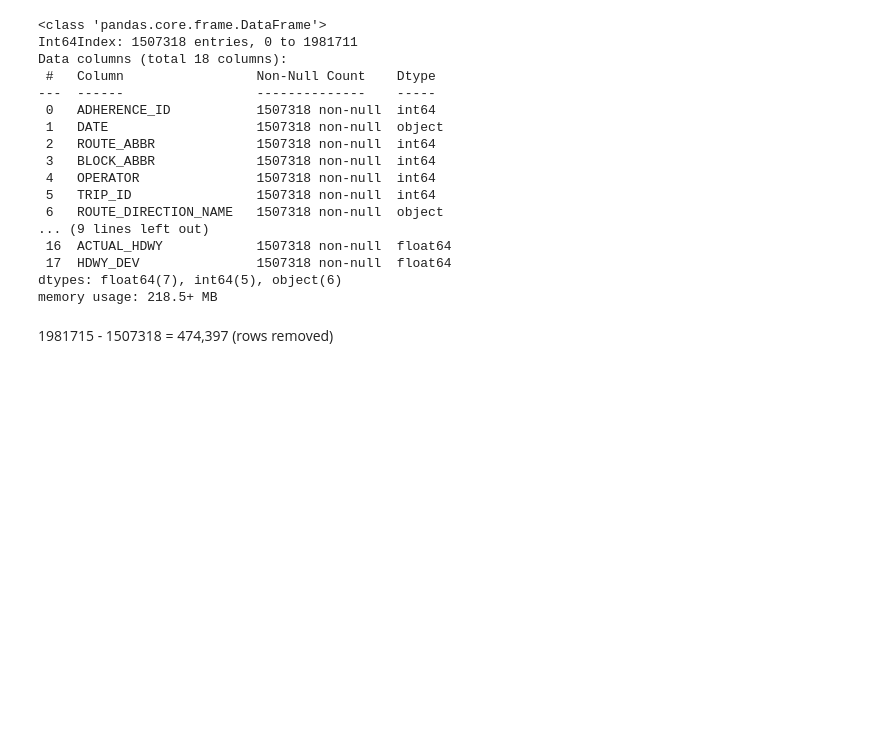
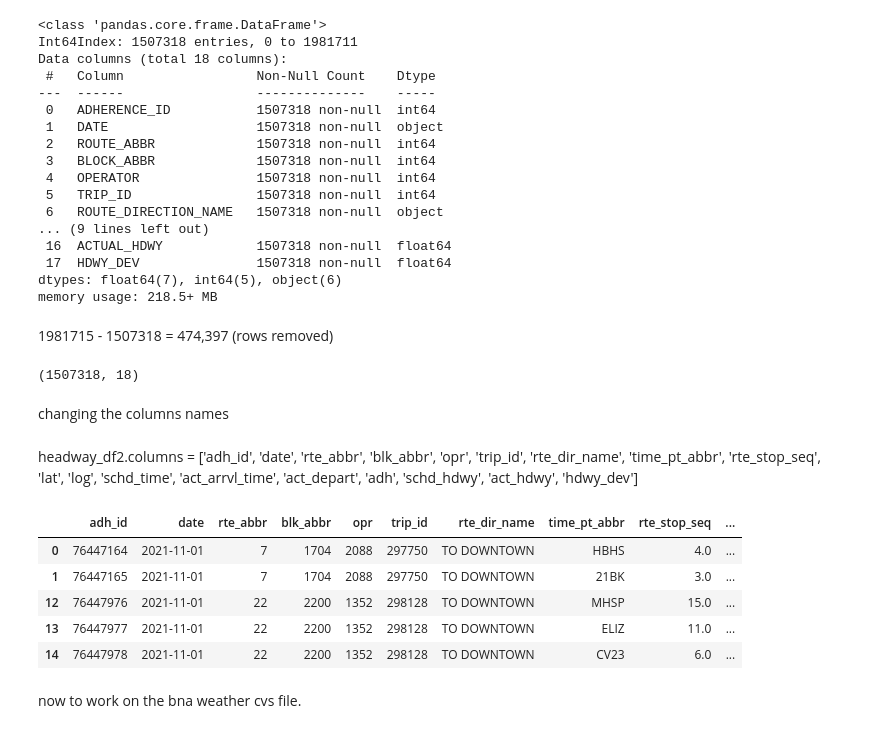
Before and after one commit to NSS-Data-Analytics-Cohort-7/wego-data-world-problems, a Jupyter notebook: notebook/wego_python.ipynb, the cells around one changed output. Drawn from its saved outputs; the diff is of its cells as text; code cells hidden in the pictures; blank space fills up the shorter version.

```diff
--- a/notebook/wego_python.ipynb
+++ b/notebook/wego_python.ipynb
@@ -149,3 +149,24 @@ dtypes: float64(7), int64(5), object(6)
 memory usage: 218.5+ MB
 # %% [markdown]
 1981715 - 1507318 = 474,397 (rows removed)
+# %%
+headway_df2.shape
+# %% [output]
+(1507318, 18)
+# %% [markdown]
+changing the columns names
+# %% [markdown]
+headway_df2.columns = ['adh_id', 'date', 'rte_abbr', 'blk_abbr', 'opr', 'trip_id', 'rte_dir_name', 'time_pt_abbr', 'rte_stop_seq', 'lat', 'log', 'schd_time', 'act_arrvl_time', 'act_depart', 'adh', 'schd_hdwy', 'act_hdwy', 'hdwy_dev']
+# %%
+headway_df2.columns = ['adh_id', 'date', 'rte_abbr', 'blk_abbr', 'opr', 'trip_id', 'rte_dir_name', 'time_pt_abbr', 'rte_stop_seq', 'lat', 'log', 'schd_time', 'act_arrvl_time', 'act_depart', 'adh', 'schd_hdwy', 'act_hdwy', 'hdwy_dev']
+# %%
+headway_df2.head()
+# %% [output]
+|  | adh_id | date | rte_abbr | blk_abbr | opr | trip_id | rte_dir_name | time_pt_abbr | rte_stop_seq | ... |
+| 0 | 76447164 | 2021-11-01 | 7 | 1704 | 2088 | 297750 | TO DOWNTOWN | HBHS | 4.0 | ... |
+| 1 | 76447165 | 2021-11-01 | 7 | 1704 | 2088 | 297750 | TO DOWNTOWN | 21BK | 3.0 | ... |
+| 12 | 76447976 | 2021-11-01 | 22 | 2200 | 1352 | 298128 | TO DOWNTOWN | MHSP | 15.0 | ... |
+| 13 | 76447977 | 2021-11-01 | 22 | 2200 | 1352 | 298128 | TO DOWNTOWN | ELIZ | 11.0 | ... |
+| 14 | 76447978 | 2021-11-01 | 22 | 2200 | 1352 | 298128 | TO DOWNTOWN | CV23 | 6.0 | ... |
+# %% [markdown]
+now to work on the bna weather cvs file.
```
Also changed, not shown: parts of 3 cells of this notebook.
